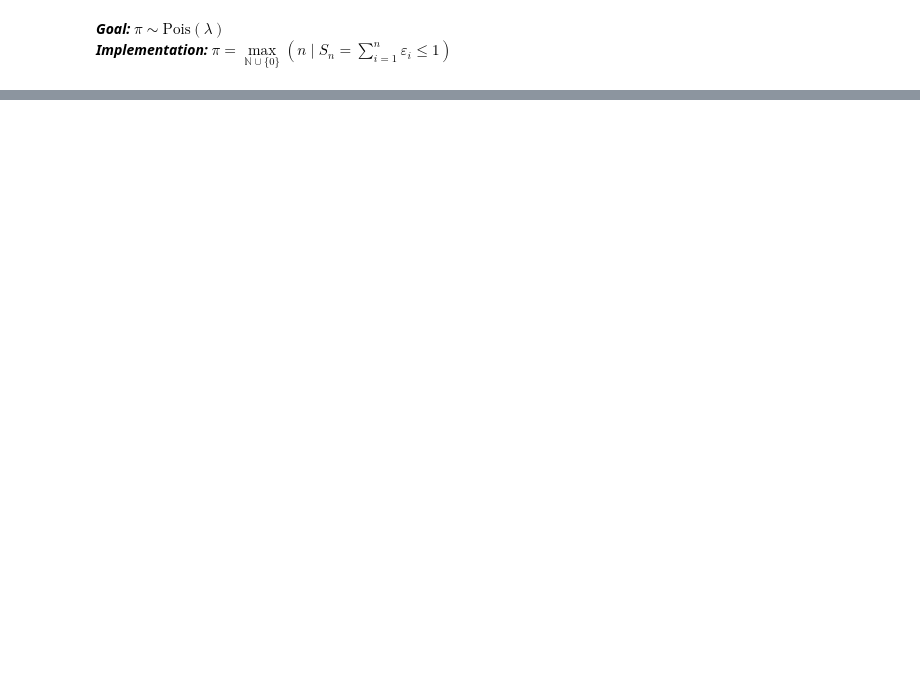
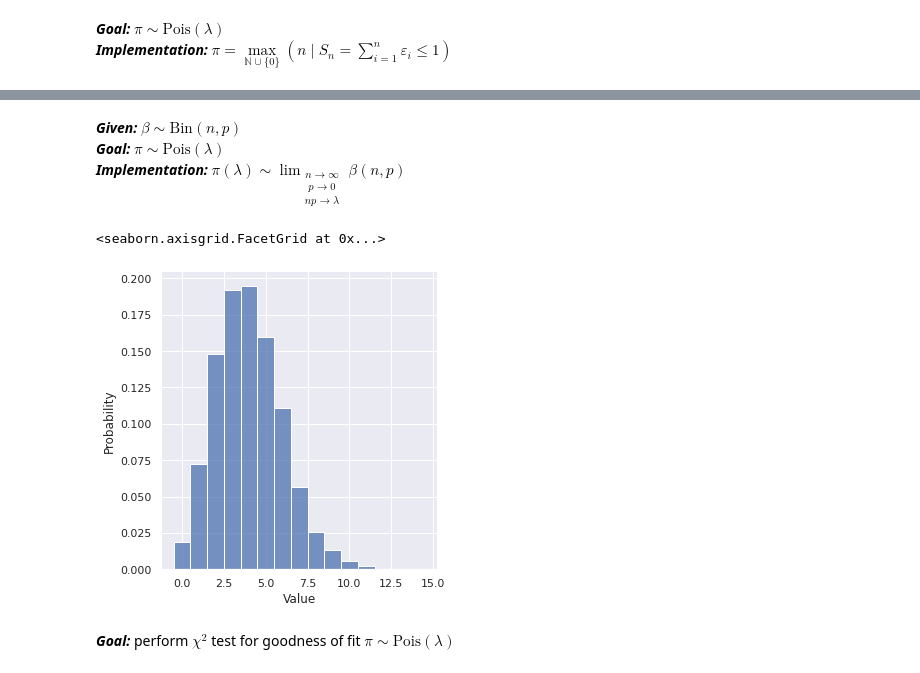
Before and after one commit to Arkadiy-Vladimirov/praktikum_7, a Jupyter notebook: task3.ipynb, the cells around one changed output, grey strips where cells are left out. Cells and saved outputs as stored; diff of their text form; code cells hidden in the pictures; blank space fills up the shorter version.

```diff
--- a/task3.ipynb
+++ b/task3.ipynb
@@ -74,0 +76,22 @@ sns.displot({"Value": gen_poission1(4,10000)}, x="Value", stat="probability",
+# %% [markdown]
+***Given:*** $\beta \sim \mathrm{Bin}(n,p)$
+***Goal:***  $\pi \sim \mathrm{Pois}(\lambda)$
+***Implementation:*** $\pi(\lambda) \sim \lim_{
+    \substack{n \rightarrow \infty \\ p \rightarrow 0 \\ np \rightarrow \lambda}}
+    \beta(n,p)$
+# %%
+def gen_fbinomial(n,p, size): #fast version
+    """Generates random sample [X1, X2,.. X_{size}] where Xi ~ Bi(n,p)"""
+    return np.sum((np.random.rand(size,n) < p), axis=1)
+
+def gen_poisson_b(l,n,infty = 1000):
+    """Generates random sample [X1, X2,.. X_{n}] where Xi ~ Pois(l)"""
+    p = l/infty
+    return gen_fbinomial(infty,p,n)
+
+sns.displot({"Value": gen_poisson_b(4,10000)}, x="Value", stat="probability", discrete = True)
+# %% [output]
+<seaborn.axisgrid.FacetGrid at 0x...>
+[figure, added]
+# %% [markdown]
+***Goal:*** perform $\chi^2$ test for goodness of fit $\pi \sim \mathrm{Pois}(\lambda)$
```
Also changed, not shown: parts of 6 cells of this notebook, 8 other files.
